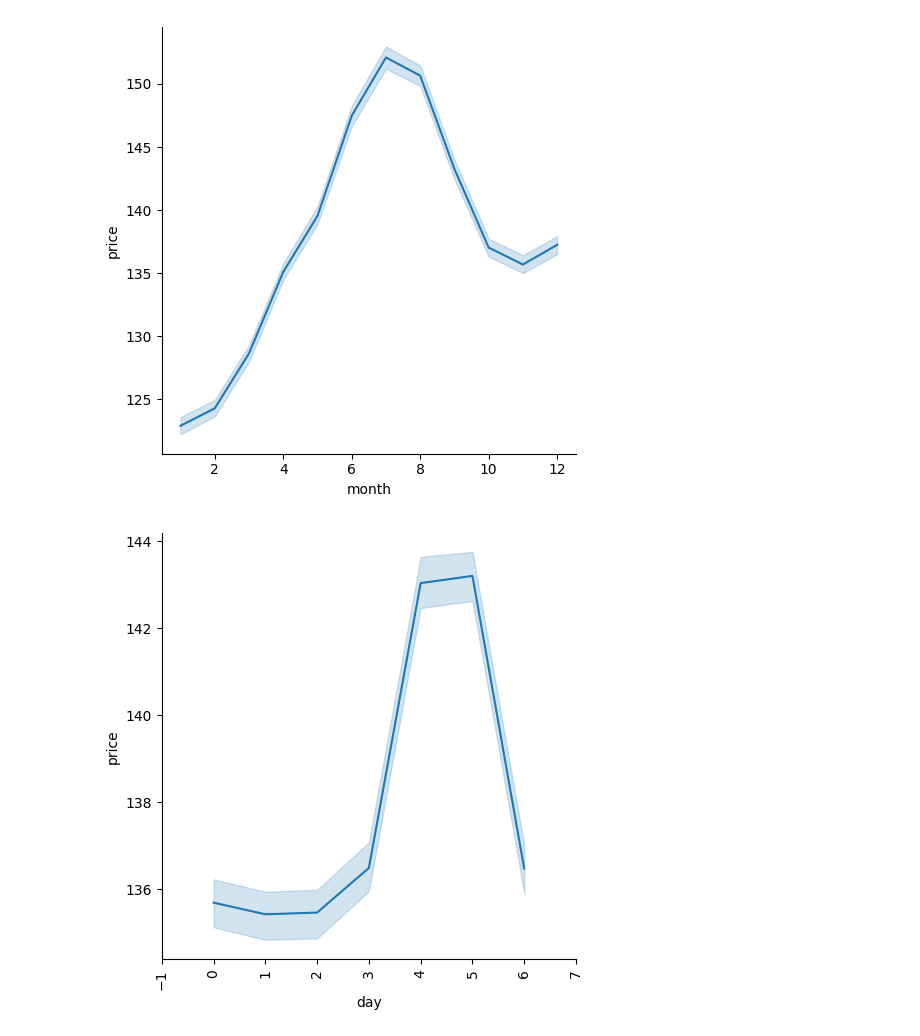
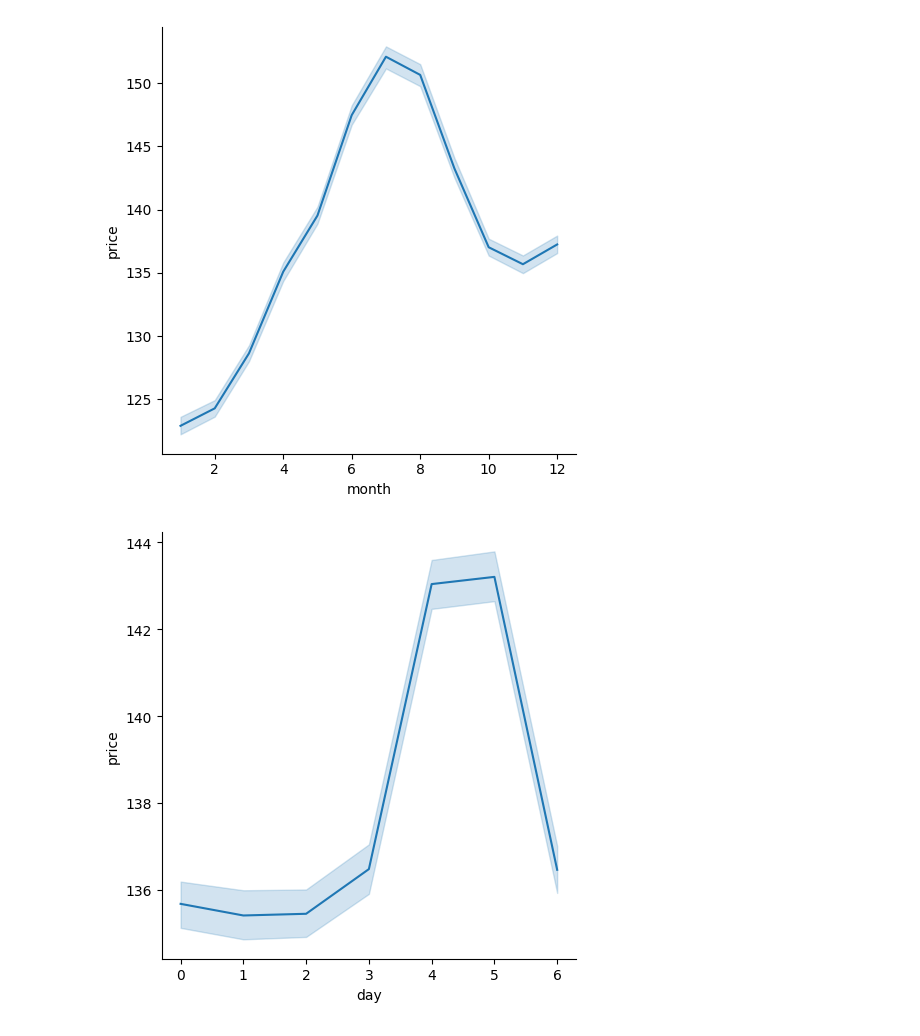
Before and after one commit to muellerch2293/airbnb, a Jupyter notebook: Untitled.ipynb, the cells around one changed output. Cells and saved outputs as stored; diff of their text form; code cells hidden in the pictures.

```diff
--- a/Untitled.ipynb
+++ b/Untitled.ipynb
@@ -231,11 +240,11 @@ df_calendar['dayoftheyear']=df_calendar['dayoftheyear'].map(lambda x: remove_zer
 #drop columns where available is false
 df_calendar_available= df_calendar[df_calendar.available == 't']
 df_calendar_unavailable= df_calendar[df_calendar.available == 'f']
+
 sns.relplot(data=df_calendar_available, x="month", y="price", kind="line")
-relplot = sns.relplot(data=df_calendar_available, x="day", y="price", kind="line")
+sns.relplot(data=df_calendar_available, x="day", y="price", kind="line")
+
 #relplot.set_xticklabels(rotation=90)
-df_calendar.info()
-display(df_calendar.head(10))
 #its fairly easy to see in the summer June to August the listing prices are the highest
 #furthermore it holds true that the prices
 # %% [output]
@@ -268,5 +252,5 @@ memory usage: 85.1+ MB
 [figure]
-[figure, old version]
+[figure, new version]
 # %%
 #availabilty per month
 #sns.countplot(x=df_calendar_available['dayoftheyear'])
```
Also changed, not shown: parts of 11 cells of this notebook.
